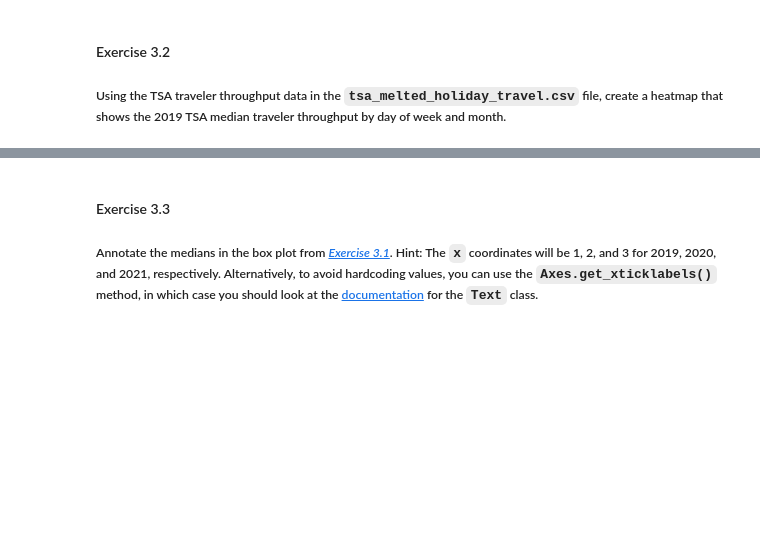
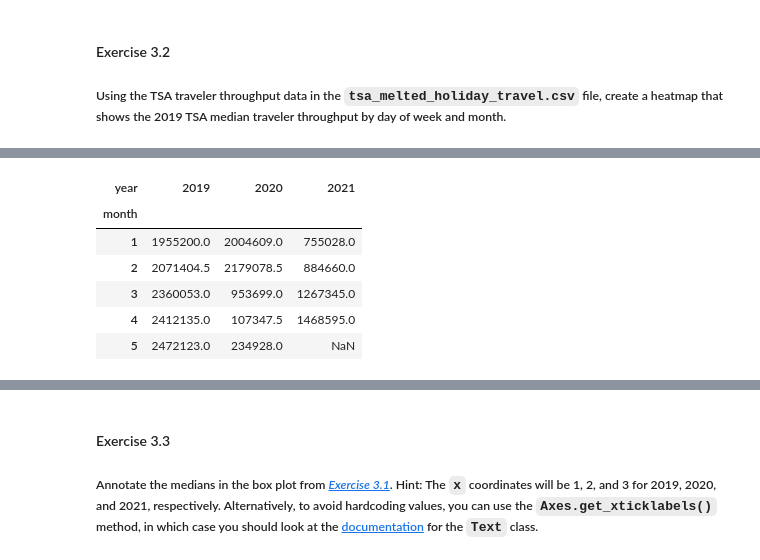
Before and after one commit to Vamir8429/Valerija_SheGoesTech, a Jupyter notebook: Day16_Pandas/workbook.ipynb, the cells around one changed output, grey strips where cells are left out. Saved outputs shown, nothing was run; the diff lists cells and outputs as text; code cells hidden in the pictures; blank space fills up the shorter version.

```diff
--- a/Day16_Pandas/workbook.ipynb
+++ b/Day16_Pandas/workbook.ipynb
@@ -367,0 +375,13 @@ Int64Index([2019, 2020, 2021], dtype='int64', name='year')
+# %%
+data = tsa_melted_holiday_travel['2019':'2021-04']\
+    .assign(month=lambda x: x.index.month)\
+    .pivot_table(index='month', columns='year', values='travelers', aggfunc='median')
+data.head()
+# %% [output]
+| year | 2019 | 2020 | 2021 |
+| month |  |  |  |
+| 1 | 1955200.0 | 2004609.0 | 755028.0 |
+| 2 | 2071404.5 | 2179078.5 | 884660.0 |
+| 3 | 2360053.0 | 953699.0 | 1267345.0 |
+| 4 | 2412135.0 | 107347.5 | 1468595.0 |
+| 5 | 2472123.0 | 234928.0 | NaN |
```
Also changed, not shown: parts of 6 cells of this notebook, 1 other file.
